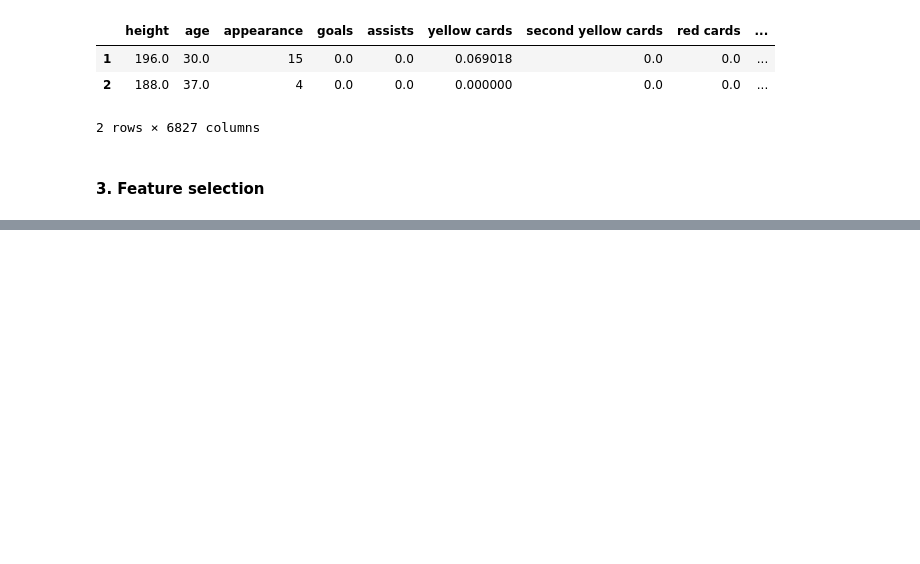
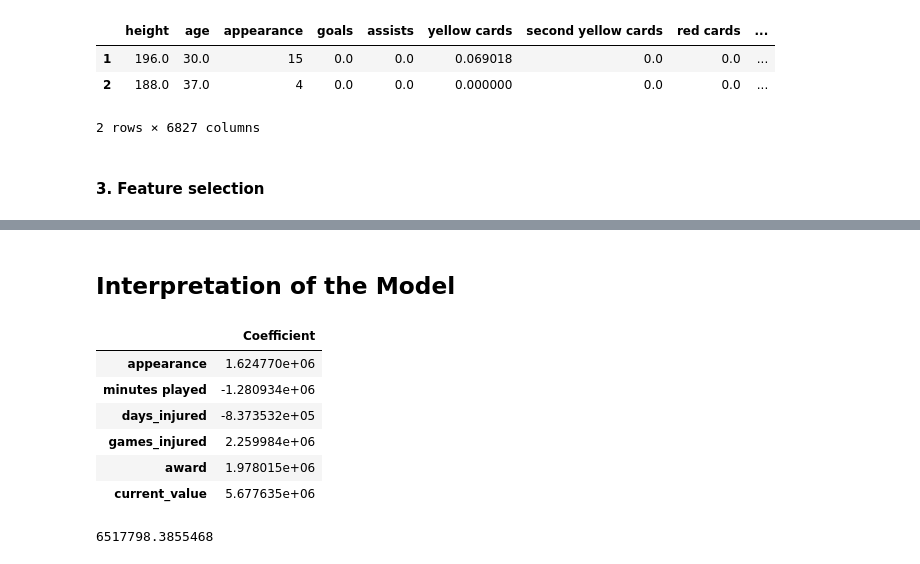
Before and after one commit to Tuwaiq-DS-ML-bootcamp-V-8/Usecase-7, a Jupyter notebook: EDA explain template.ipynb, the cells around one changed output, grey strips where cells are left out. Saved outputs shown, nothing was run; the diff lists cells and outputs as text; code cells hidden in the pictures; blank space fills up the shorter version.

```diff
--- a/EDA explain template.ipynb
+++ b/EDA explain template.ipynb
@@ -329,0 +368,16 @@ sns.heatmap(player.corr(), annot=True)
+# %%
+# Prepare data
+X = player.drop(['highest_value'], axis=1)
+y = player['highest_value']
+
+# Split data into training and testing sets
+X_train, X_test, y_train, y_test = train_test_split(X, y,
+                                                    test_size=0.2,
+                                                    shuffle=True,
+                                                    random_state=42)
+
+# sacle the data
+scaler = StandardScaler()
+scaler.fit(X_train)
+X_train_scaled = scaler.transform(X_train)
+X_test_scaled = scaler.transform(X_test)
@@ -329,0 +426,17 @@ sns.heatmap(player.corr(), annot=True)
+# %% [markdown]
+## Interpretation of the Model
+# %%
+coeff_df = pd.DataFrame(model.coef_,X.columns,columns=['Coefficient'])
+coeff_df
+# %% [output]
+|  | Coefficient |
+| appearance | 1.624770e+06 |
+| minutes played | -1.280934e+06 |
+| days_injured | -8.373532e+05 |
+| games_injured | 2.259984e+06 |
+| award | 1.978015e+06 |
+| current_value | 5.677635e+06 |
+# %%
+print(model.intercept_)
+# %% [output]
+6517798.3855468
```
Also changed, not shown: parts of 37 cells of this notebook.
